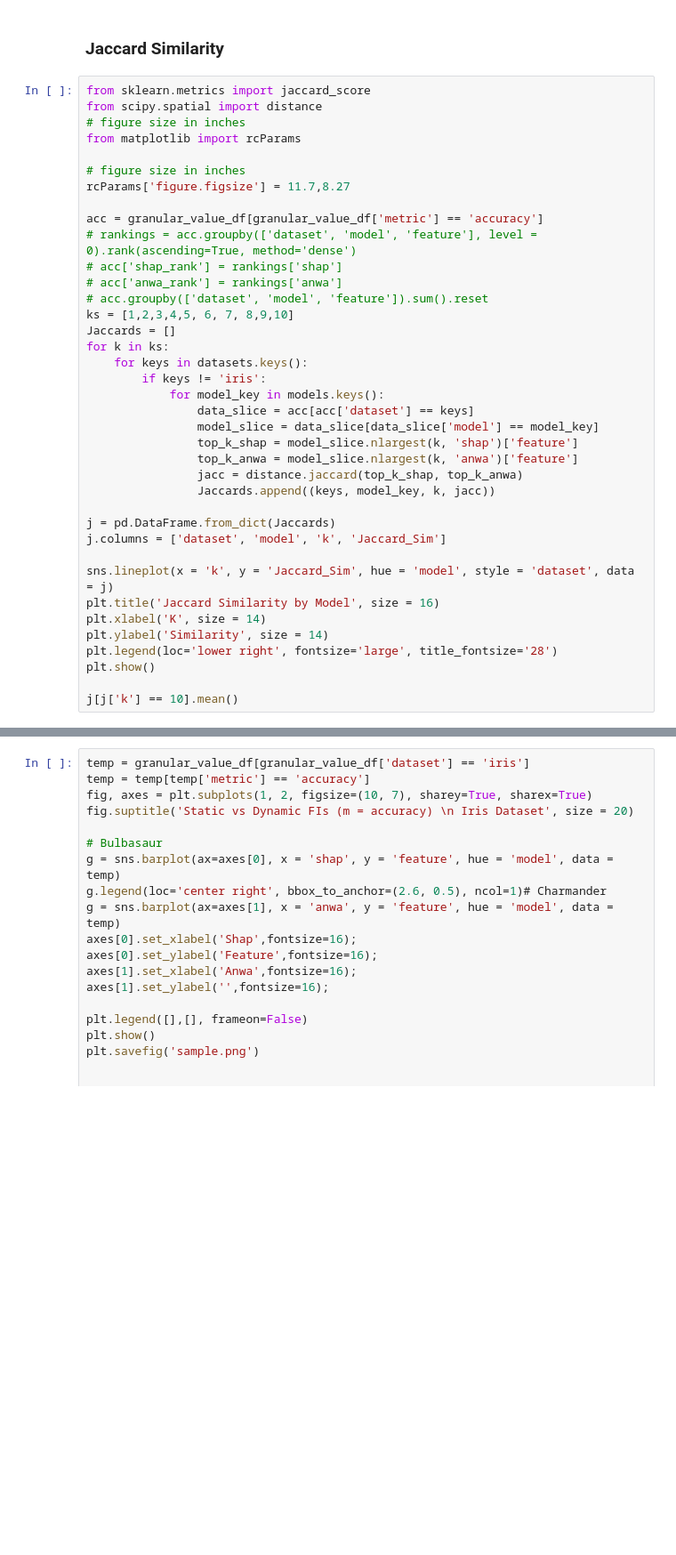
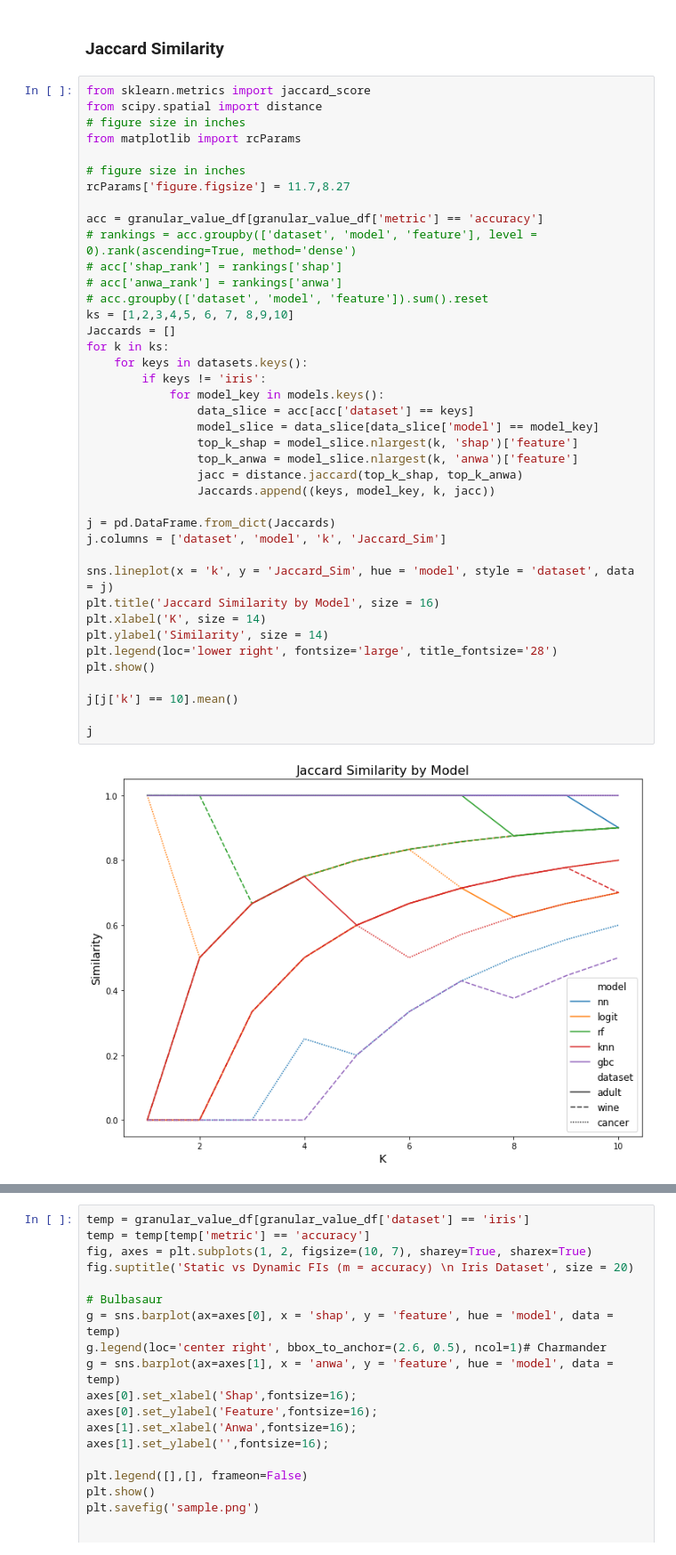
Before and after one commit to jacobdineen/explainability_2022, a Jupyter notebook: main.ipynb, the cells around one changed output, grey strips where cells are left out. Shown: that part at 89% size. Cells and saved outputs as stored; diff of their text form; blank space fills up the shorter version.

```diff
--- a/main.ipynb
+++ b/main.ipynb
@@ -90,30 +89,33 @@ rcParams['figure.figsize'] = 11.7,8.27
 acc = granular_value_df[granular_value_df['metric'] == 'accuracy']
 # rankings = acc.groupby(['dataset', 'model', 'feature'], level = 0).rank(ascending=True, method='dense')
 # acc['shap_rank'] = rankings['shap']
 # acc['anwa_rank'] = rankings['anwa']
 # acc.groupby(['dataset', 'model', 'feature']).sum().reset
 ks = [1,2,3,4,5, 6, 7, 8,9,10]
 Jaccards = []
 for k in ks:
     for keys in datasets.keys():
         if keys != 'iris':
             for model_key in models.keys():
                 data_slice = acc[acc['dataset'] == keys]
                 model_slice = data_slice[data_slice['model'] == model_key]
                 top_k_shap = model_slice.nlargest(k, 'shap')['feature']
                 top_k_anwa = model_slice.nlargest(k, 'anwa')['feature']
                 jacc = distance.jaccard(top_k_shap, top_k_anwa)
                 Jaccards.append((keys, model_key, k, jacc))
 
 j = pd.DataFrame.from_dict(Jaccards)
 j.columns = ['dataset', 'model', 'k', 'Jaccard_Sim']
 
 sns.lineplot(x = 'k', y = 'Jaccard_Sim', hue = 'model', style = 'dataset', data = j)
 plt.title('Jaccard Similarity by Model', size = 16)
 plt.xlabel('K', size = 14)
 plt.ylabel('Similarity', size = 14)
 plt.legend(loc='lower right', fontsize='large', title_fontsize='28')
 plt.show()
 
 j[j['k'] == 10].mean()
+
+j
 # %% [output]
+[figure, added]
```
Also changed, not shown: parts of 6 cells of this notebook, 2 other files.
